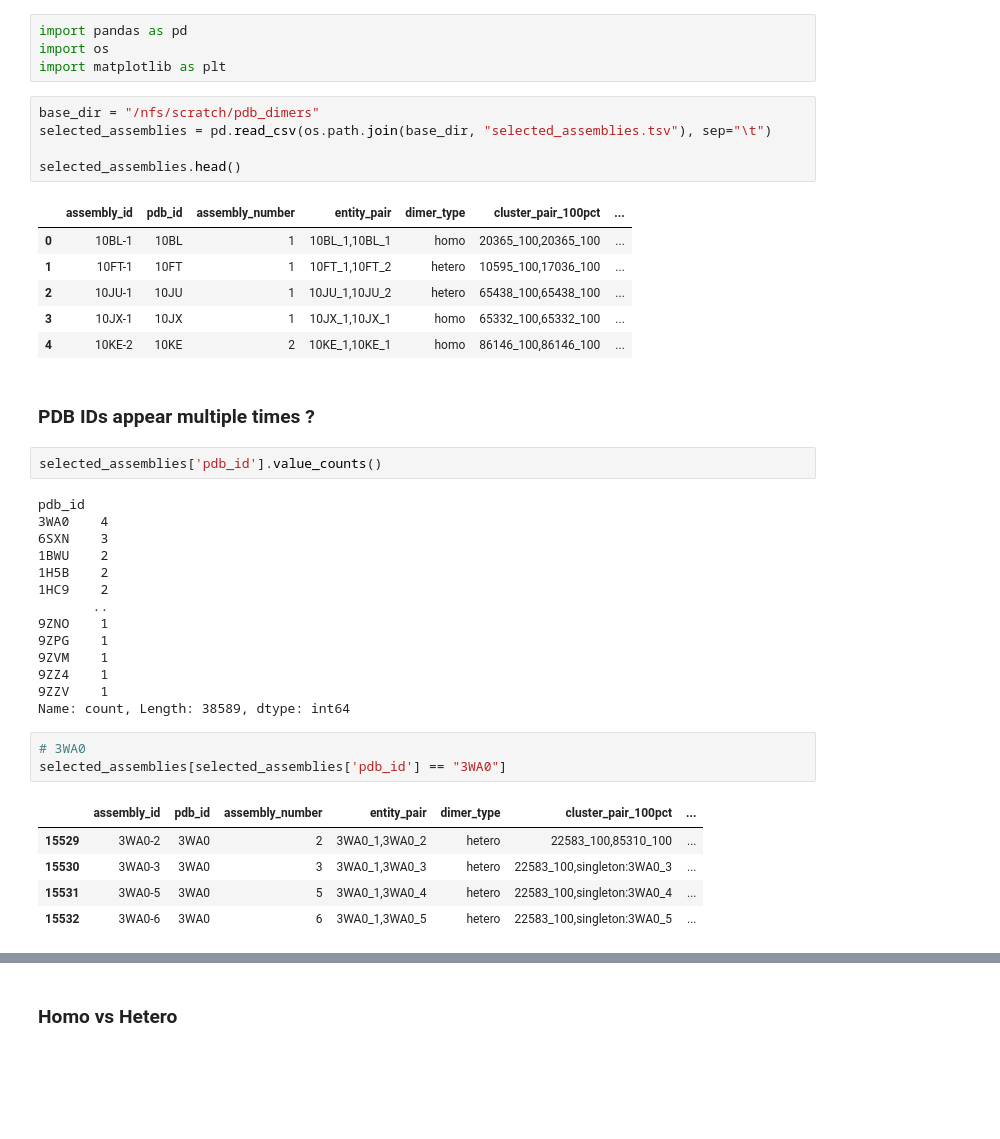
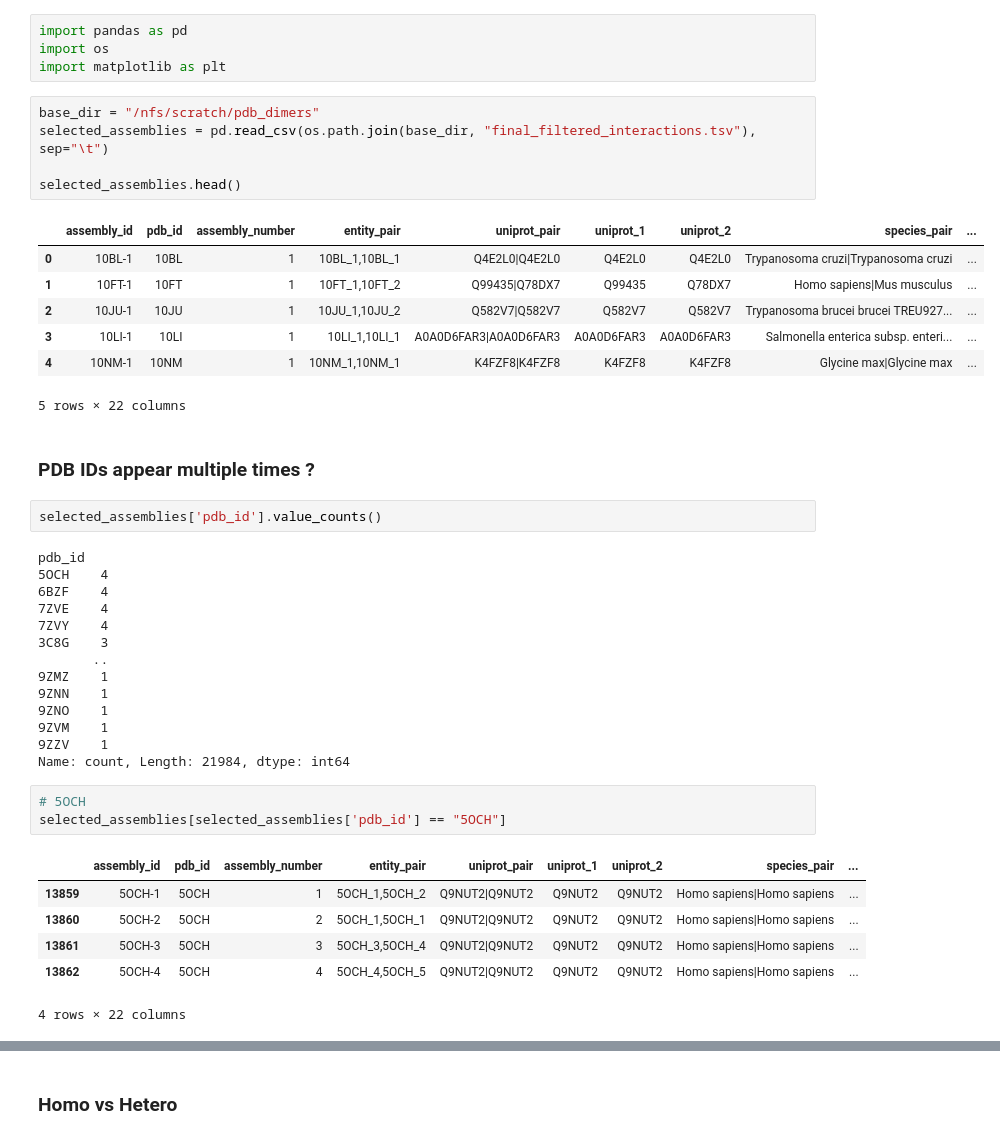
Before and after one commit to Ento0n/Master, a Jupyter notebook: notebooks/check_dimer_download.ipynb, the cells around one changed output, grey strips where cells are left out. Drawn from its saved outputs; the diff is of its cells as text; blank space fills up the shorter version.

```diff
--- a/notebooks/check_dimer_download.ipynb
+++ b/notebooks/check_dimer_download.ipynb
@@ -6,41 +6,43 @@ import os
 import matplotlib as plt
 # %%
 base_dir = "/nfs/scratch/pdb_dimers"
-selected_assemblies = pd.read_csv(os.path.join(base_dir, "selected_assemblies.tsv"), sep="\t")
+selected_assemblies = pd.read_csv(os.path.join(base_dir, "final_filtered_interactions.tsv"), sep="\t")
 
 selected_assemblies.head()
 # %% [output]
-|  | assembly_id | pdb_id | assembly_number | entity_pair | dimer_type | cluster_pair_100pct | ... |
-| 0 | 10BL-1 | 10BL | 1 | 10BL_1,10BL_1 | homo | 20365_100,20365_100 | ... |
-| 1 | 10FT-1 | 10FT | 1 | 10FT_1,10FT_2 | hetero | 10595_100,17036_100 | ... |
-| 2 | 10JU-1 | 10JU | 1 | 10JU_1,10JU_2 | hetero | 65438_100,65438_100 | ... |
-| 3 | 10JX-1 | 10JX | 1 | 10JX_1,10JX_1 | homo | 65332_100,65332_100 | ... |
-| 4 | 10KE-2 | 10KE | 2 | 10KE_1,10KE_1 | homo | 86146_100,86146_100 | ... |
+|  | assembly_id | pdb_id | assembly_number | entity_pair | uniprot_pair | uniprot_1 | uniprot_2 | species_pair | ... |
+| 0 | 10BL-1 | 10BL | 1 | 10BL_1,10BL_1 | Q4E2L0|Q4E2L0 | Q4E2L0 | Q4E2L0 | Trypanosoma cruzi|Trypanosoma cruzi | ... |
+| 1 | 10FT-1 | 10FT | 1 | 10FT_1,10FT_2 | Q99435|Q78DX7 | Q99435 | Q78DX7 | Homo sapiens|Mus musculus | ... |
+| 2 | 10JU-1 | 10JU | 1 | 10JU_1,10JU_2 | Q582V7|Q582V7 | Q582V7 | Q582V7 | Trypanosoma brucei brucei TREU927... | ... |
+| 3 | 10LI-1 | 10LI | 1 | 10LI_1,10LI_1 | A0A0D6FAR3|A0A0D6FAR3 | A0A0D6FAR3 | A0A0D6FAR3 | Salmonella enterica subsp. enteri... | ... |
+| 4 | 10NM-1 | 10NM | 1 | 10NM_1,10NM_1 | K4FZF8|K4FZF8 | K4FZF8 | K4FZF8 | Glycine max|Glycine max | ... |
+5 rows × 22 columns
 # %% [markdown]
 ### PDB IDs appear multiple times ?
 # %%
 selected_assemblies['pdb_id'].value_counts()
 # %% [output]
 pdb_id
-3WA0    4
-6SXN    3
-1BWU    2
-1H5B    2
-1HC9    2
+5OCH    4
+6BZF    4
+7ZVE    4
+7ZVY    4
+3C8G    3
        ..
+9ZMZ    1
+9ZNN    1
 9ZNO    1
-9ZPG    1
 9ZVM    1
-9ZZ4    1
 9ZZV    1
-Name: count, Length: 38589, dtype: int64
+Name: count, Length: 21984, dtype: int64
 # %%
-# 3WA0
-selected_assemblies[selected_assemblies['pdb_id'] == "3WA0"]
+# 5OCH
+selected_assemblies[selected_assemblies['pdb_id'] == "5OCH"]
 # %% [output]
-|  | assembly_id | pdb_id | assembly_number | entity_pair | dimer_type | cluster_pair_100pct | ... |
-| 15529 | 3WA0-2 | 3WA0 | 2 | 3WA0_1,3WA0_2 | hetero | 22583_100,85310_100 | ... |
-| 15530 | 3WA0-3 | 3WA0 | 3 | 3WA0_1,3WA0_3 | hetero | 22583_100,singleton:3WA0_3 | ... |
-| 15531 | 3WA0-5 | 3WA0 | 5 | 3WA0_1,3WA0_4 | hetero | 22583_100,singleton:3WA0_4 | ... |
-| 15532 | 3WA0-6 | 3WA0 | 6 | 3WA0_1,3WA0_5 | hetero | 22583_100,singleton:3WA0_5 | ... |
+|  | assembly_id | pdb_id | assembly_number | entity_pair | uniprot_pair | uniprot_1 | uniprot_2 | species_pair | ... |
+| 13859 | 5OCH-1 | 5OCH | 1 | 5OCH_1,5OCH_2 | Q9NUT2|Q9NUT2 | Q9NUT2 | Q9NUT2 | Homo sapiens|Homo sapiens | ... |
+| 13860 | 5OCH-2 | 5OCH | 2 | 5OCH_1,5OCH_1 | Q9NUT2|Q9NUT2 | Q9NUT2 | Q9NUT2 | Homo sapiens|Homo sapiens | ... |
+| 13861 | 5OCH-3 | 5OCH | 3 | 5OCH_3,5OCH_4 | Q9NUT2|Q9NUT2 | Q9NUT2 | Q9NUT2 | Homo sapiens|Homo sapiens | ... |
+| 13862 | 5OCH-4 | 5OCH | 4 | 5OCH_4,5OCH_5 | Q9NUT2|Q9NUT2 | Q9NUT2 | Q9NUT2 | Homo sapiens|Homo sapiens | ... |
+4 rows × 22 columns
 # %%
```
Also changed, not shown: parts of 2 cells of this notebook, 5 other files.
